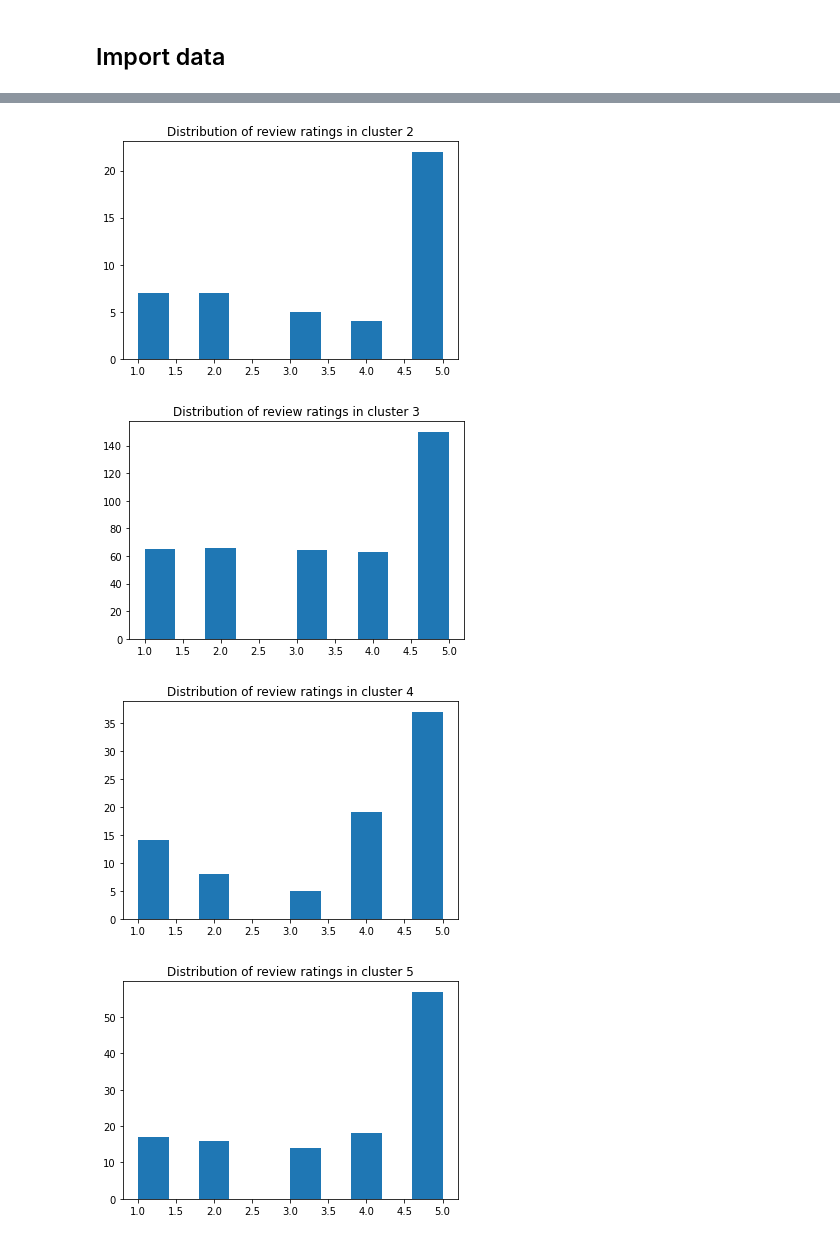
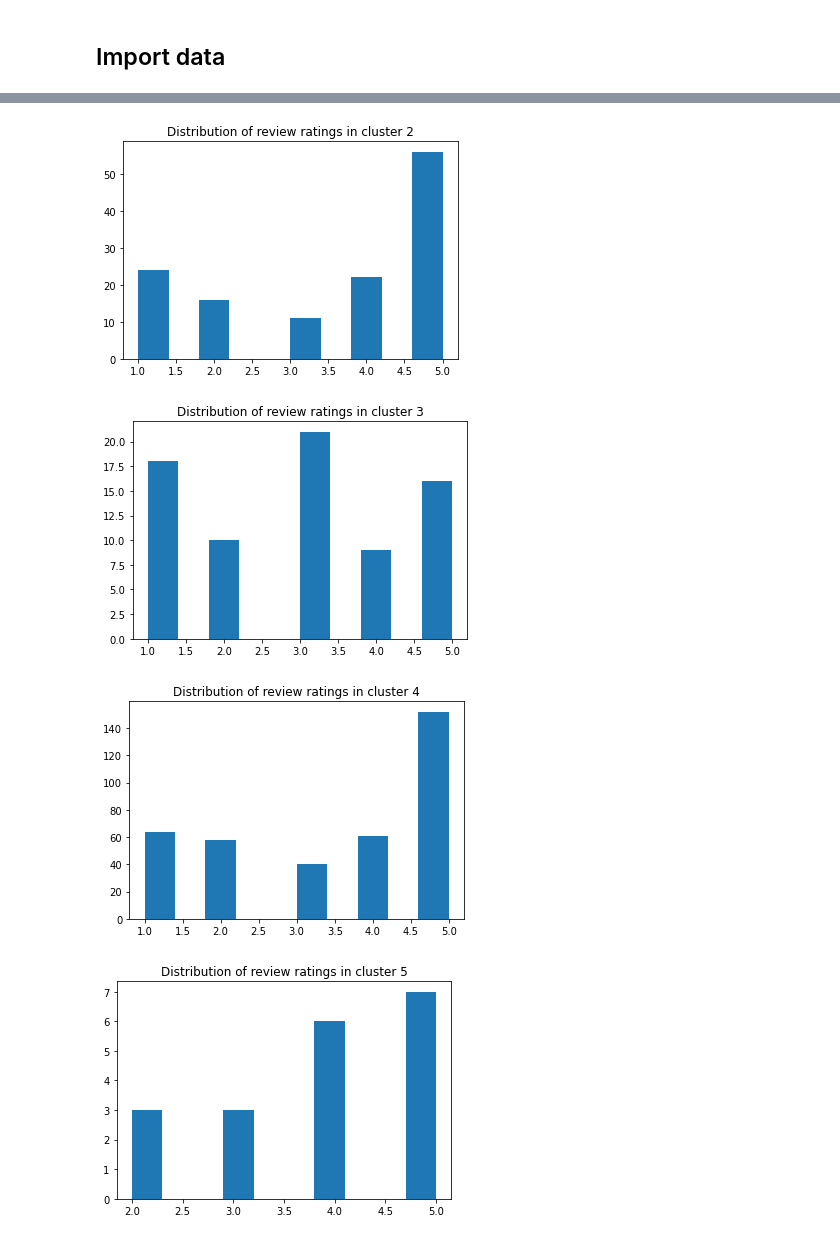
Before and after one commit to ZiyuZhang1/computational-tools-for-DS, a Jupyter notebook: lsh.ipynb, the cells around one changed output, grey strips where cells are left out. Saved outputs shown, nothing was run; the diff lists cells and outputs as text; code cells hidden in the pictures.

```diff
--- a/lsh.ipynb
+++ b/lsh.ipynb
@@ -18,7 +18,7 @@ def shingle(aString, q, delimiter=' '):
 
     all_shingles = []
     if delimiter != '':
-        words_list = aString.split(delimiter)
+        words_list = str(aString).split(delimiter)
     else:
         words_list = aString
     if len(words_list) < q:
@@ -133,7 +133,7 @@ k = 100
 b,r = 10, 10
 assert k == b*r
 
-sigs = signature(df, q = 2, num_hashes = k)
+sigs = signature(df, q = 1, num_hashes = k)
 
 # sim_items = lsh(sigs)
 # %% [markdown]
@@ -208,7 +207,8 @@ plt.title("Number of reviews assigned to each cluster")
 plt.show()
 for i in range(len(centroids)):
     df_slice = df.loc[pd.Series(list(assigned.values())) == i]
-    review_lengths = [len(df_slice.Clean_Review.values[i]) for i in range(len(df_slice.Clean_Review.values))]
+    #print(df_slice)
+    #review_lengths = [len(df_slice.Clean_Review.values[i]) for i in range(len(df_slice.Clean_Review.values))]
     plt.hist(df_slice['overall'])
     plt.title(str("Distribution of review ratings in cluster "+ str(i+1)))
     plt.show()
@@ -220,4 +220,4 @@ for i in range(len(centroids)):
-[figure, old version]
+[figure, new version]
-[figure, old version]
+[figure, new version]
-[figure, old version]
+[figure, new version]
-[figure, old version]
+[figure, new version]
```
Also changed, not shown: parts of 32 cells of this notebook.
